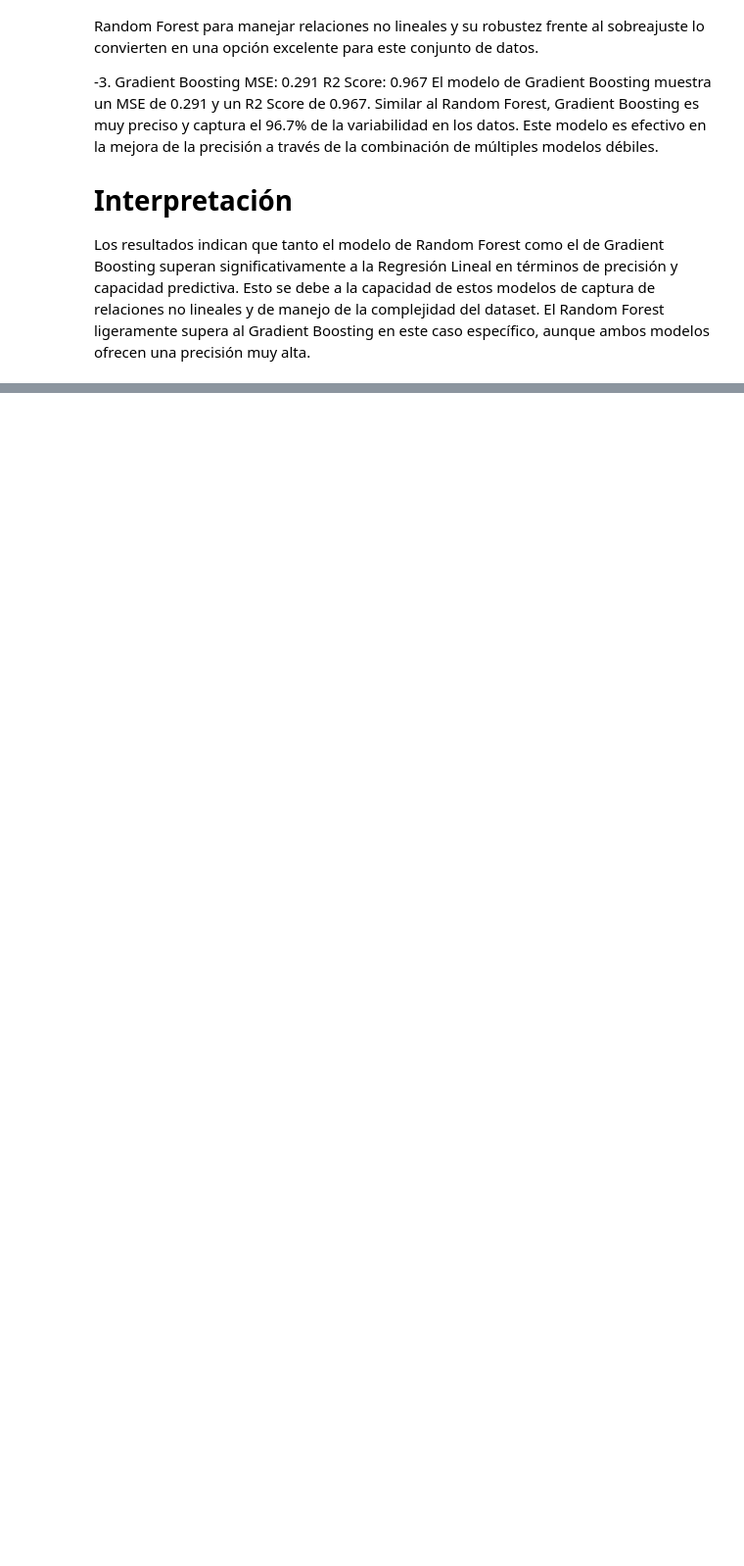
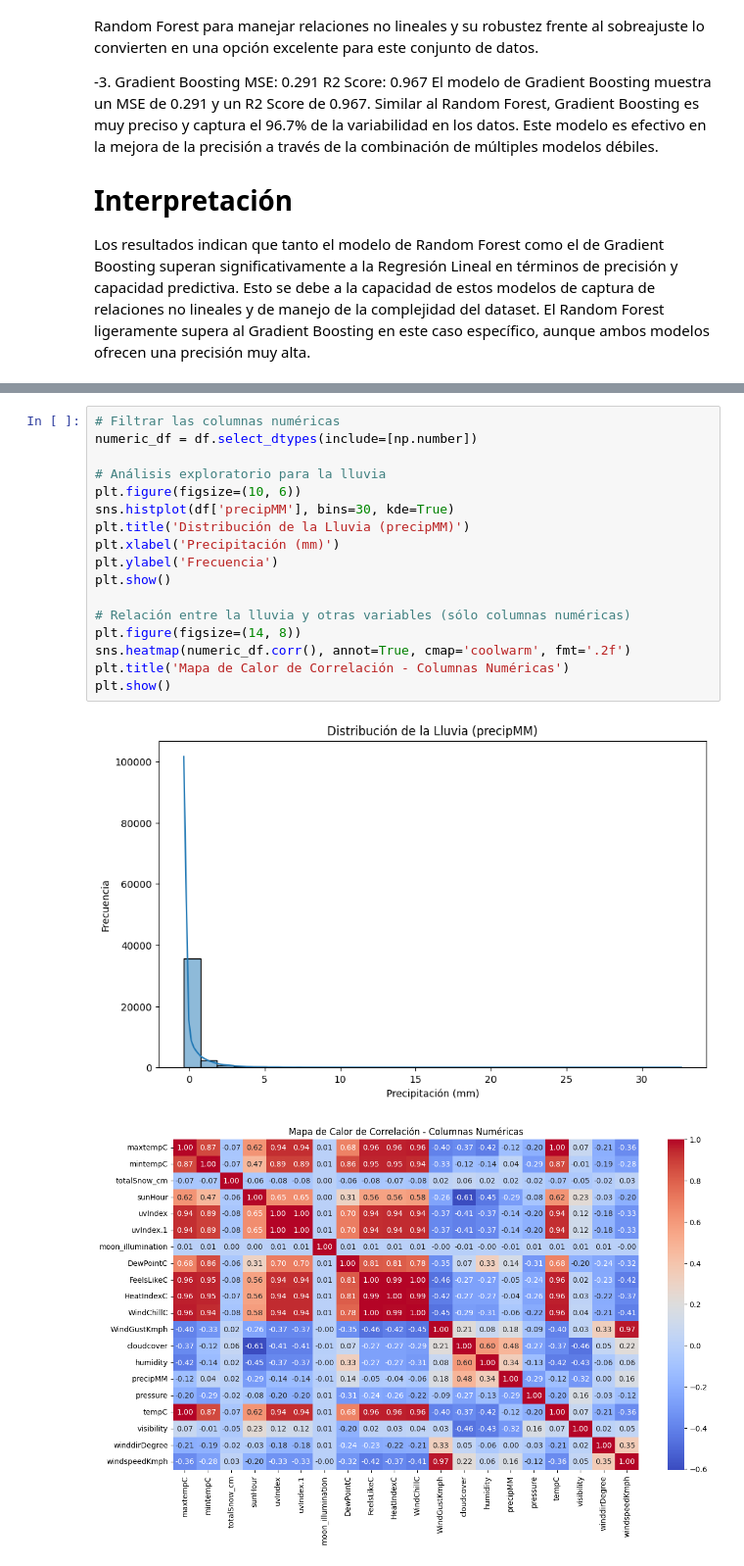
Before and after one commit to 4GeeksAcademy/proyectfinaltour, a Jupyter notebook: src/modelpredict.ipynb, the cells around one changed output, grey strips where cells are left out. Shown: that part at 98% size. Drawn from its saved outputs; the diff is of its cells as text; blank space fills up the shorter version.

```diff
--- a/src/modelpredict.ipynb
+++ b/src/modelpredict.ipynb
@@ -69,0 +119,20 @@ Los resultados indican que tanto el modelo de Random Forest como el de Gradient
+# %%
+# Filtrar las columnas numéricas
+numeric_df = df.select_dtypes(include=[np.number])
+
+# Análisis exploratorio para la lluvia
+plt.figure(figsize=(10, 6))
+sns.histplot(df['precipMM'], bins=30, kde=True)
+plt.title('Distribución de la Lluvia (precipMM)')
+plt.xlabel('Precipitación (mm)')
+plt.ylabel('Frecuencia')
+plt.show()
+
+# Relación entre la lluvia y otras variables (sólo columnas numéricas)
+plt.figure(figsize=(14, 8))
+sns.heatmap(numeric_df.corr(), annot=True, cmap='coolwarm', fmt='.2f')
+plt.title('Mapa de Calor de Correlación - Columnas Numéricas')
+plt.show()
+# %% [output]
+[figure, added]
+[figure, added]
```
Also changed, not shown: parts of 12 cells of this notebook, 1 other file.
